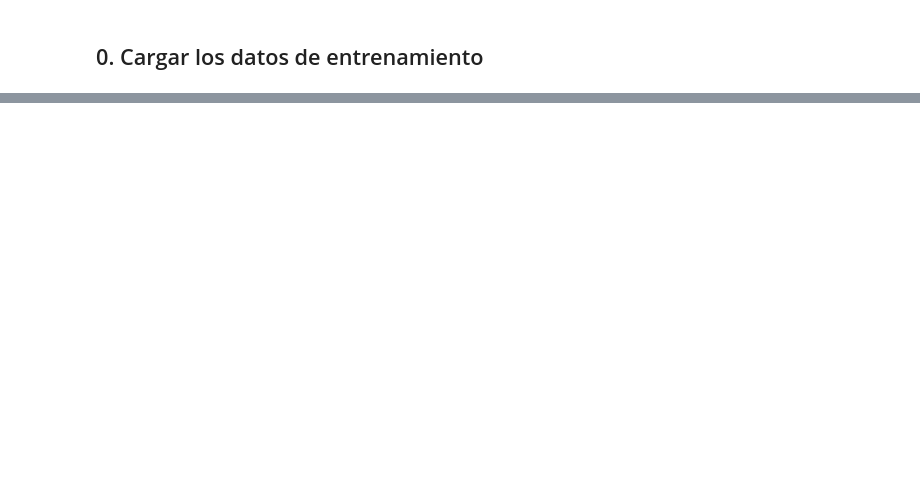
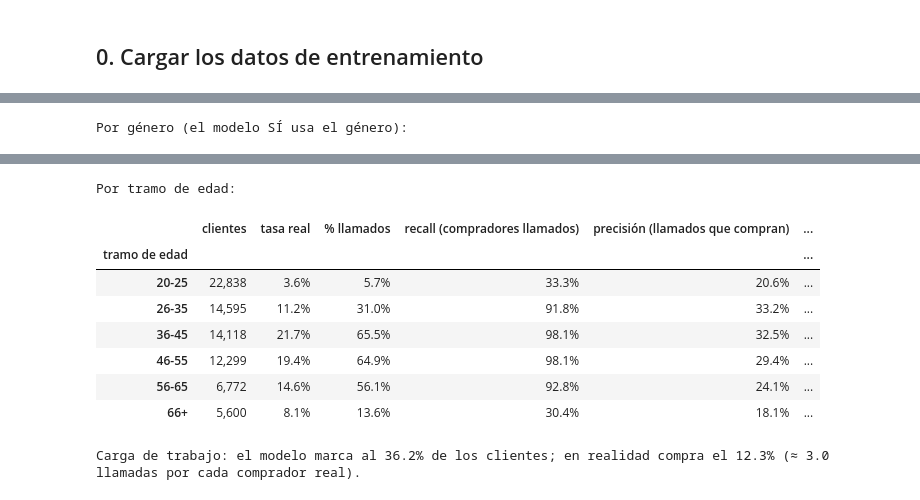
Before and after one commit to andiryospina/proyecto_venta_cruzada_seguro, a Jupyter notebook: notebooks/07_validacion_interpretacion.ipynb, the cells around one changed output, grey strips where cells are left out. Cells and saved outputs as stored; diff of their text form; code cells hidden in the pictures; blank space fills up the shorter version.

```diff
--- a/notebooks/07_validacion_interpretacion.ipynb
+++ b/notebooks/07_validacion_interpretacion.ipynb
@@ -191,0 +149,10 @@ else:
+# %%
+marca = ROOT / "reports" / "prueba_abierta.txt"
+if marca.exists():
+    print("AVISO:", marca.read_text(encoding="utf-8").strip())
+    print("Si abres la prueba otra vez para decidir algo, deja de medir generalización: decláralo en el reporte.")
+else:
+    marca.write_text(f"La prueba se abrió por primera vez el {datetime.now():%Y-%m-%d %H:%M}.", encoding="utf-8")
+test = pd.read_parquet(ROOT / "data" / "processed" / "holdout.parquet")
+X_test, y_test = test.drop(columns=[TARGET]), test[TARGET]
+print(f"prueba: {test.shape[0]:,} filas (primera y única evaluación); tasa de aceptación {y_test.mean():.3%}")
@@ -191,0 +219,22 @@ else:
+# %%
+audit = test[["Gender", "Age"]].copy()
+audit["tramo de edad"] = pd.cut(audit["Age"], [19, 25, 35, 45, 55, 65, 90], labels=["20-25", "26-35", "36-45", "46-55", "56-65", "66+"])
+LABELS = {"clients": "clientes", "real_rate": "tasa real", "called_rate": "% llamados", "recall": "recall (compradores llamados)",
+          "precision": "precisión (llamados que compran)", "buyers_missed": "compradores no llamados"}
+fmt = {"clientes": "{:,.0f}", "tasa real": "{:.1%}", "% llamados": "{:.1%}", "recall (compradores llamados)": "{:.1%}",
+       "precisión (llamados que compran)": "{:.1%}", "compradores no llamados": "{:,.0f}"}
+
+def audit_by(column):
+    return audit_by_group(y_test, proba_final, audit[column]).rename(columns=LABELS)
+
+por_genero, por_edad = audit_by("Gender"), audit_by("tramo de edad")
+print("Por género (el modelo SÍ usa el género):")
+display(por_genero.style.format(fmt))
+print("Por tramo de edad:")
+display(por_edad.style.format(fmt))
+
+llamados = float((proba_final >= decision_threshold()).mean())
+print(f"Carga de trabajo: el modelo marca al {llamados:.1%} de los clientes; en realidad compra el {y_test.mean():.1%} "
+      f"(≈ {llamados / y_test.mean():.1f} llamadas por cada comprador real).")
+# %% [output]
+Por género (el modelo SÍ usa el género):
@@ -191,0 +245,10 @@ else:
+Por tramo de edad:
+|  | clientes | tasa real | % llamados | recall (compradores llamados) | precisión (llamados que compran) | ... |
+| tramo de edad |  |  |  |  |  | ... |
+| 20-25 | 22,838 | 3.6% | 5.7% | 33.3% | 20.6% | ... |
+| 26-35 | 14,595 | 11.2% | 31.0% | 91.8% | 33.2% | ... |
+| 36-45 | 14,118 | 21.7% | 65.5% | 98.1% | 32.5% | ... |
+| 46-55 | 12,299 | 19.4% | 64.9% | 98.1% | 29.4% | ... |
+| 56-65 | 6,772 | 14.6% | 56.1% | 92.8% | 24.1% | ... |
+| 66+ | 5,600 | 8.1% | 13.6% | 30.4% | 18.1% | ... |
+Carga de trabajo: el modelo marca al 36.2% de los clientes; en realidad compra el 12.3% (≈ 3.0 llamadas por cada comprador real).
```
Also changed, not shown: parts of 41 cells of this notebook, 14 other files.
